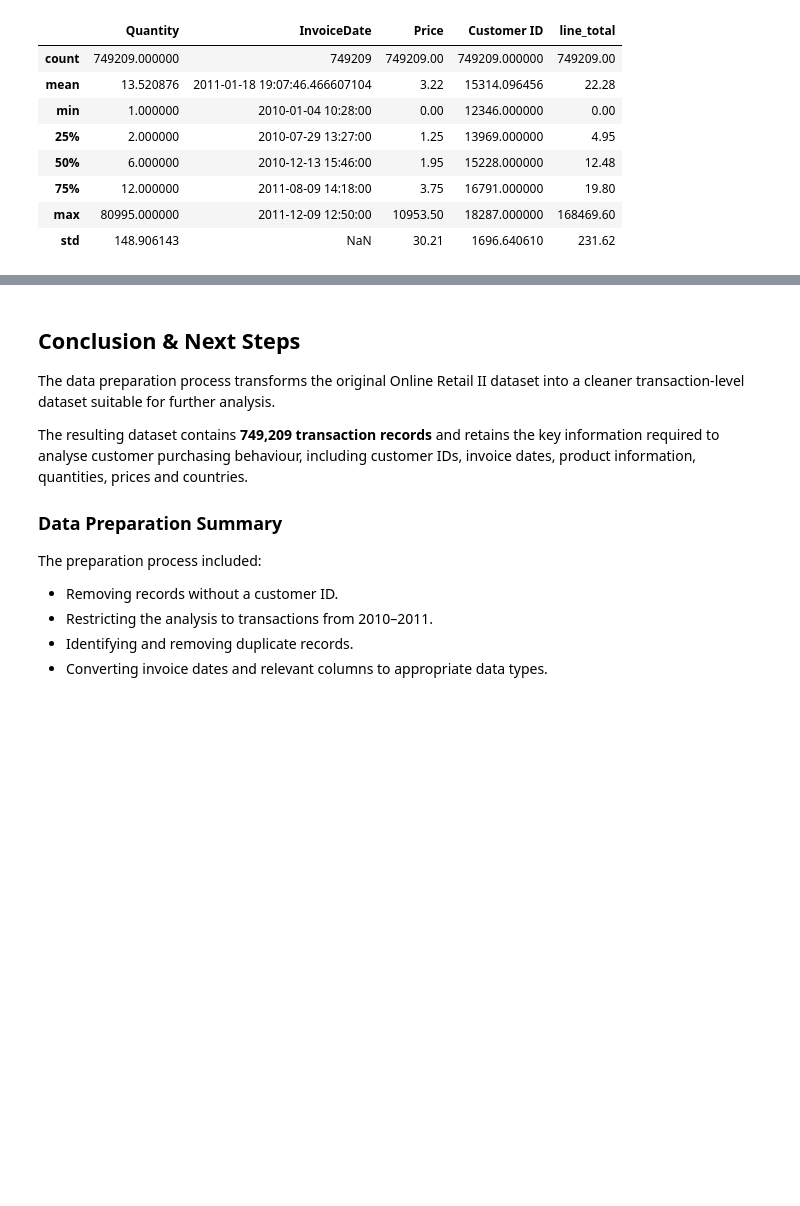
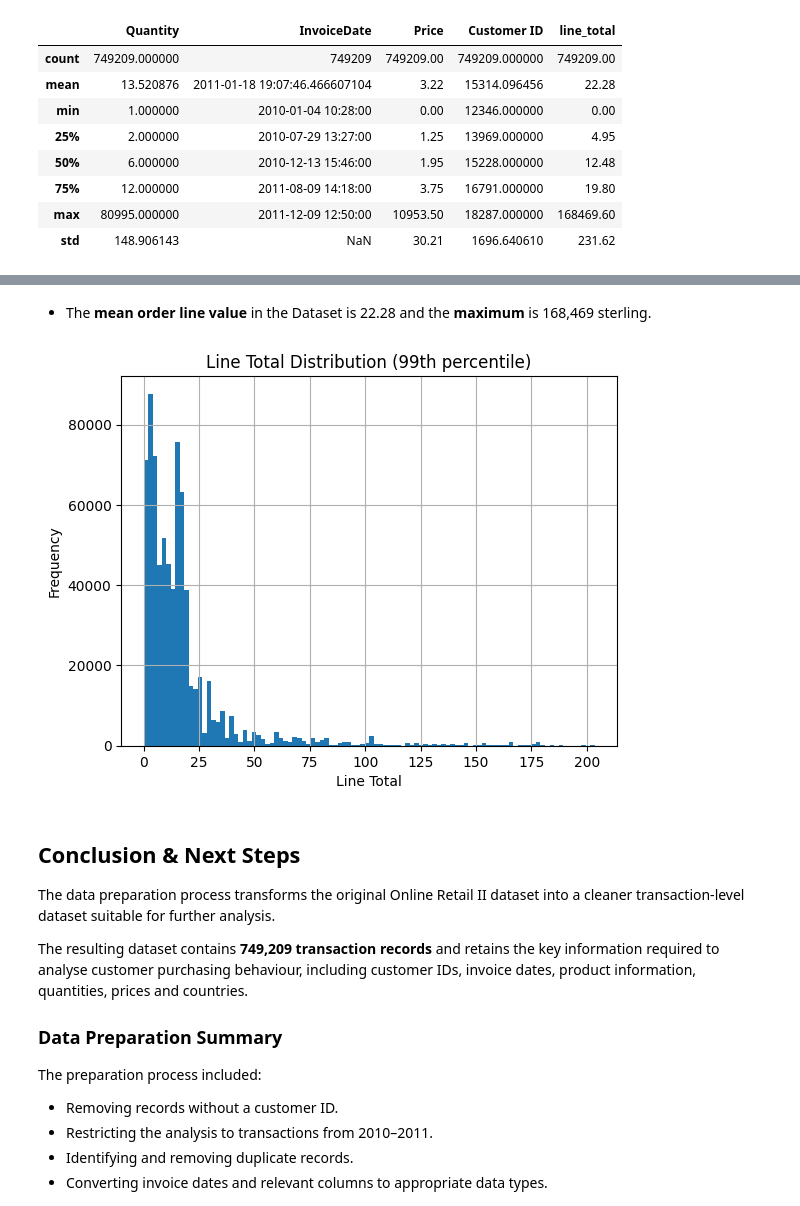
Before and after one commit to kerstin-guttenberger/uci-ii-cohort-analysis, a Jupyter notebook: Online-Retail-cohort-analysis.ipynb, the cells around one changed output, grey strips where cells are left out. Saved outputs shown, nothing was run; the diff lists cells and outputs as text; code cells hidden in the pictures; blank space fills up the shorter version.

Commit message:
Update: Dataset Cleaning Notebook

```diff
--- a/Online-Retail-cohort-analysis.ipynb
+++ b/Online-Retail-cohort-analysis.ipynb
@@ -412,3 +430,20 @@ df_retail.describe().round({'Price':2,'line_total':2})
+# %% [markdown]
+- The **mean order line value** in the Dataset is 22.28 and the **maximum** is 168,469 sterling.
+# %%
+data = df_retail["line_total"]
+
+upper_limit = data.quantile(0.99)
+
+data[data <= upper_limit].hist(bins=100)
+
+plt.xlabel("Line Total")
+plt.ylabel("Frequency")
+plt.title("Line Total Distribution (99th percentile)")
+plt.show()
+
+# This way our two outliers from Invoice 581483 and 541431 do not distort the histogram.
+# %% [output]
+[figure, added]
 # %%
 df_retail.to_csv(
     './data/online_retail_II_cleaned.csv',
```
Also changed, not shown: parts of 11 cells of this notebook.
